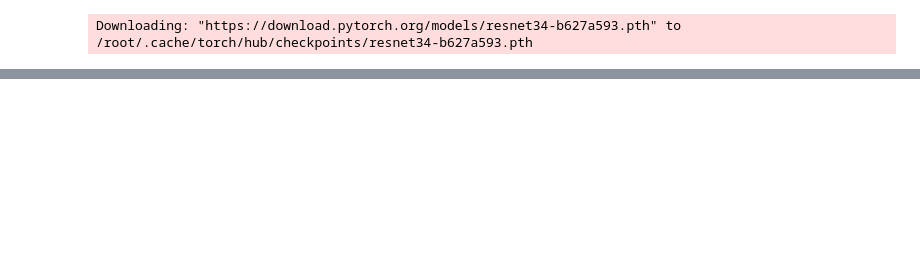
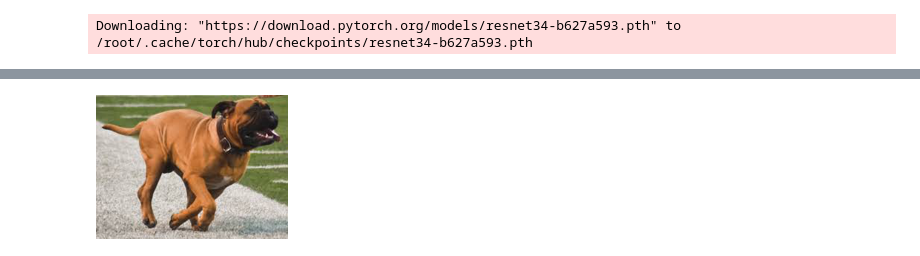
Before and after one commit to cbcummings/book_fastai, a Jupyter notebook: 01_intro_cbc.ipynb, the cells around one changed output, grey strips where cells are left out. Cells and saved outputs as stored; diff of their text form; code cells hidden in the pictures; blank space fills up the shorter version.

Commit message:
Add external image upload and associated model prediction

```diff
--- a/01_intro_cbc.ipynb
+++ b/01_intro_cbc.ipynb
@@ -76,0 +78,8 @@ learn.fine_tune(1)
+# %%
+infile = SimpleNamespace(data = ['swagger.jpg'])
+# %%
+img = PILImage.create(infile.data[0])
+# %%
+img.to_thumb(192)
+# %% [output]
+[figure, added]
```
Also changed, not shown: parts of 4 cells of this notebook.
